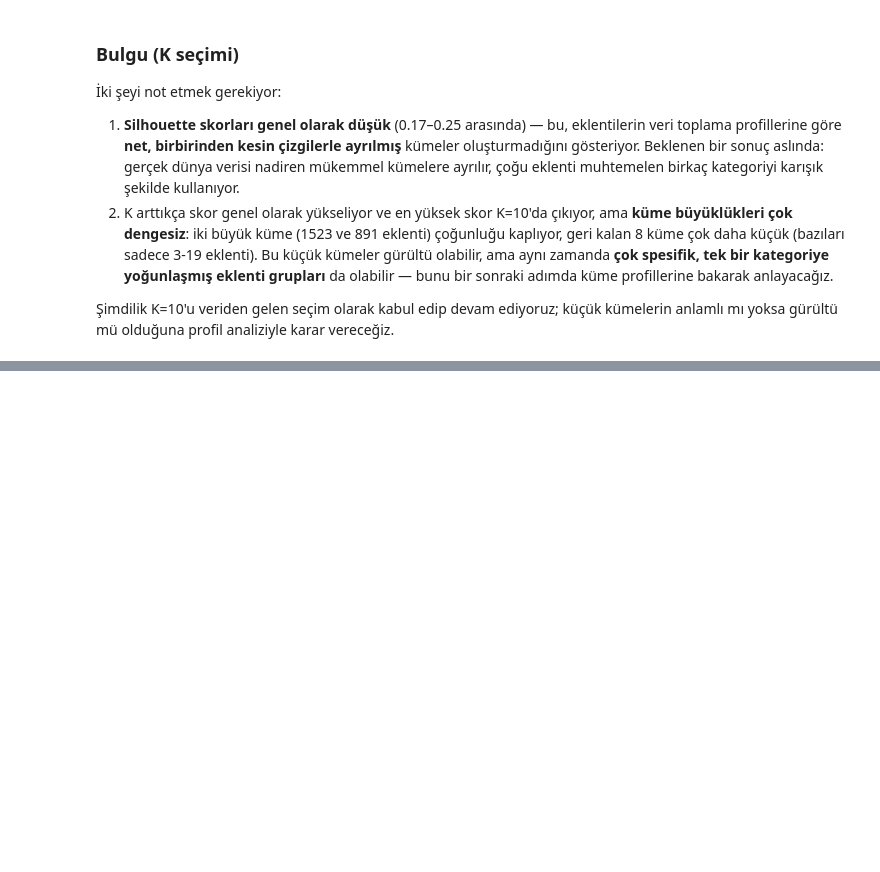
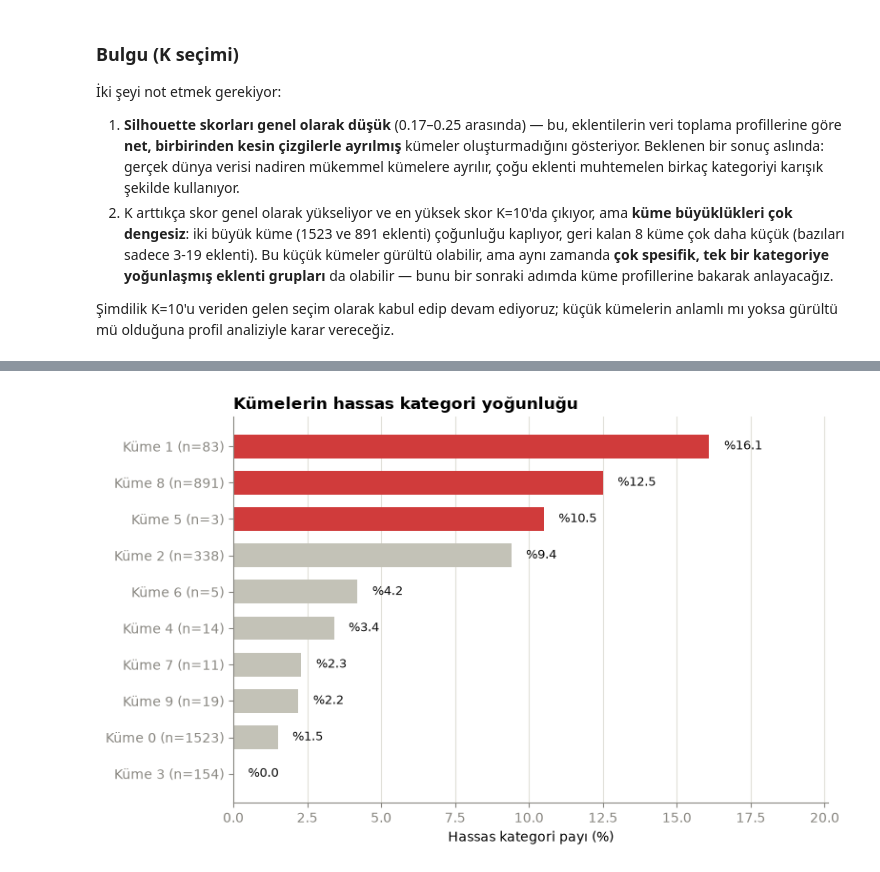
Before and after one commit to elifdikmn/DataPrivacy, a Jupyter notebook: notebooks/bolum3_uygulama.ipynb, the cells around one changed output, grey strips where cells are left out. Saved outputs shown, nothing was run; the diff lists cells and outputs as text; code cells hidden in the pictures; blank space fills up the shorter version.

```diff
--- a/notebooks/bolum3_uygulama.ipynb
+++ b/notebooks/bolum3_uygulama.ipynb
@@ -164,0 +173,18 @@ Name: count, dtype: int64
+# %%
+SENSITIVE_CATEGORIES = ['Security credentials', 'Personal information', 'Health information', 'Finance information']
+
+centroids = plugin_profile.groupby('cluster').mean()
+cluster_sizes = plugin_profile['cluster'].value_counts().sort_index()
+sensitive_share = centroids[SENSITIVE_CATEGORIES].sum(axis=1)
+
+cluster_summary = pd.DataFrame({
+    'eklenti_sayısı': cluster_sizes,
+    'hassas_pay': sensitive_share,
+})
+cluster_summary['baskın_kategoriler'] = [
+    ', '.join(f'{cat} (%{val*100:.0f})' for cat, val in centroids.loc[c].sort_values(ascending=False).head(3).items())
+    for c in cluster_summary.index
+]
+cluster_summary = cluster_summary.sort_values('hassas_pay', ascending=False)
+cluster_summary['hassas_pay'] = (cluster_summary['hassas_pay'] * 100).round(1)
+cluster_summary
@@ -164,0 +204,30 @@ Name: count, dtype: int64
+# %%
+COLOR_SENSITIVE = '#d03b3b'
+COLOR_NEUTRAL = '#c3c2b7'
+COLOR_TEXT = '#0b0b0b'
+COLOR_MUTED = '#898781'
+
+ordered = cluster_summary.sort_values('hassas_pay')
+colors = [COLOR_SENSITIVE if v >= 10 else COLOR_NEUTRAL for v in ordered['hassas_pay']]
+labels = [f'Küme {c} (n={n})' for c, n in zip(ordered.index, ordered['eklenti_sayısı'])]
+
+fig, ax = plt.subplots(figsize=(8, 5))
+bars = ax.barh(labels, ordered['hassas_pay'], color=colors, height=0.65)
+
+for bar, val in zip(bars, ordered['hassas_pay']):
+    ax.text(bar.get_width() + 0.5, bar.get_y() + bar.get_height()/2, f'%{val:.1f}',
+            va='center', ha='left', fontsize=9, color=COLOR_TEXT)
+
+ax.set_xlabel('Hassas kategori payı (%)')
+ax.set_title('Kümelerin hassas kategori yoğunluğu', loc='left', fontsize=12, fontweight='bold')
+ax.spines[['top', 'right']].set_visible(False)
+ax.spines[['left', 'bottom']].set_color(COLOR_MUTED)
+ax.tick_params(colors=COLOR_MUTED)
+ax.grid(axis='x', color='#e1e0d9', linewidth=0.8)
+ax.set_axisbelow(True)
+ax.set_xlim(0, ordered['hassas_pay'].max() * 1.25)
+
+plt.tight_layout()
+plt.show()
+# %% [output]
+[figure, added]
```
Also changed, not shown: parts of 3 cells of this notebook.
